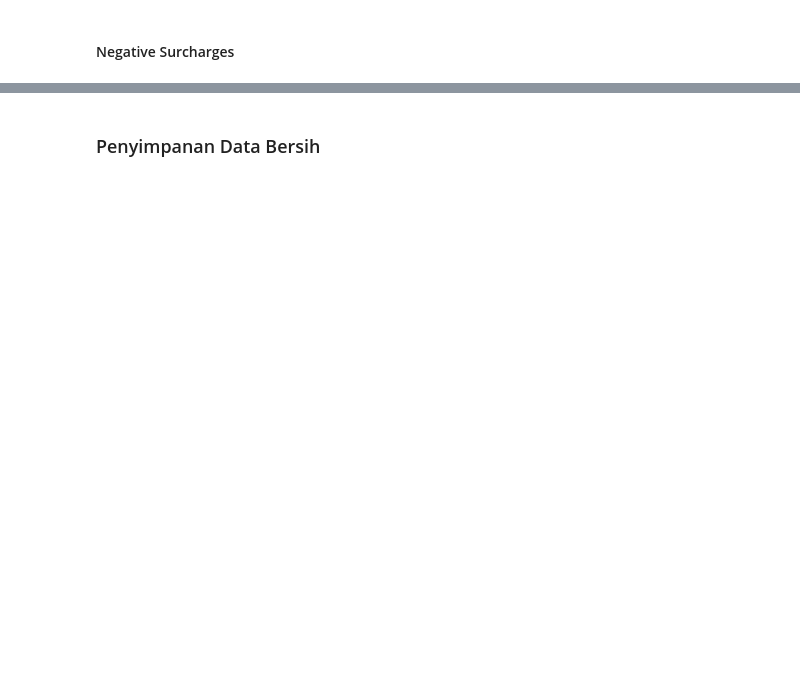
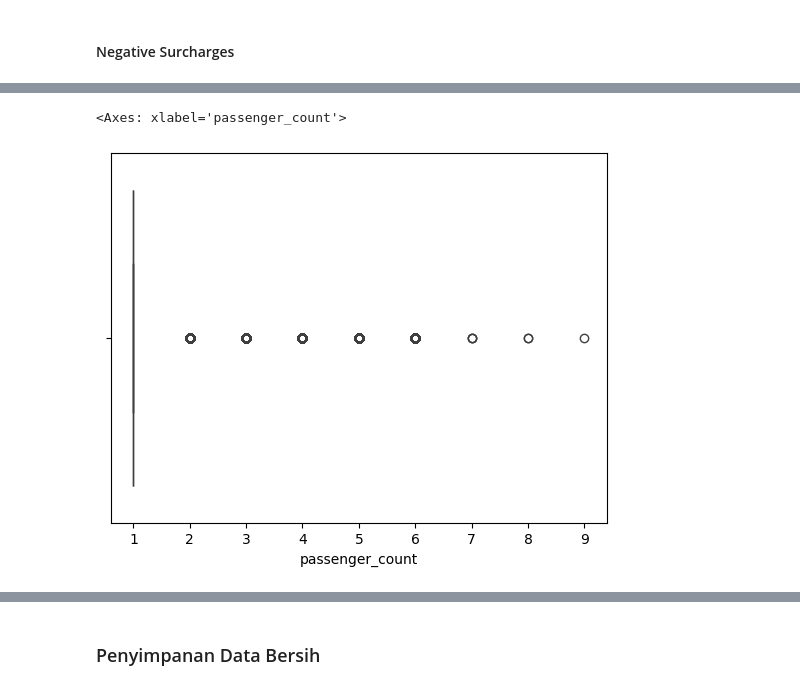
Before and after one commit to faishalhanan/capstone_modul2_newyorkcity_tlc, a Jupyter notebook: JCBSDAM-31_FaishalHanantaAji_Capstone2.ipynb, the cells around one changed output, grey strips where cells are left out. Cells and saved outputs as stored; diff of their text form; code cells hidden in the pictures; blank space fills up the shorter version.

```diff
--- a/JCBSDAM-31_FaishalHanantaAji_Capstone2.ipynb
+++ b/JCBSDAM-31_FaishalHanantaAji_Capstone2.ipynb
@@ -891,0 +1048,6 @@ pd.DataFrame(columns=['Column Name', 'Number of Unique', 'Unique Sample'],
+# %%
+# Outlier passenger_count
+sns.boxplot(data=df_clean, x="passenger_count")
+# %% [output]
+<Axes: xlabel='passenger_count'>
+[figure, added]
```
Also changed, not shown: parts of 248 cells of this notebook.
